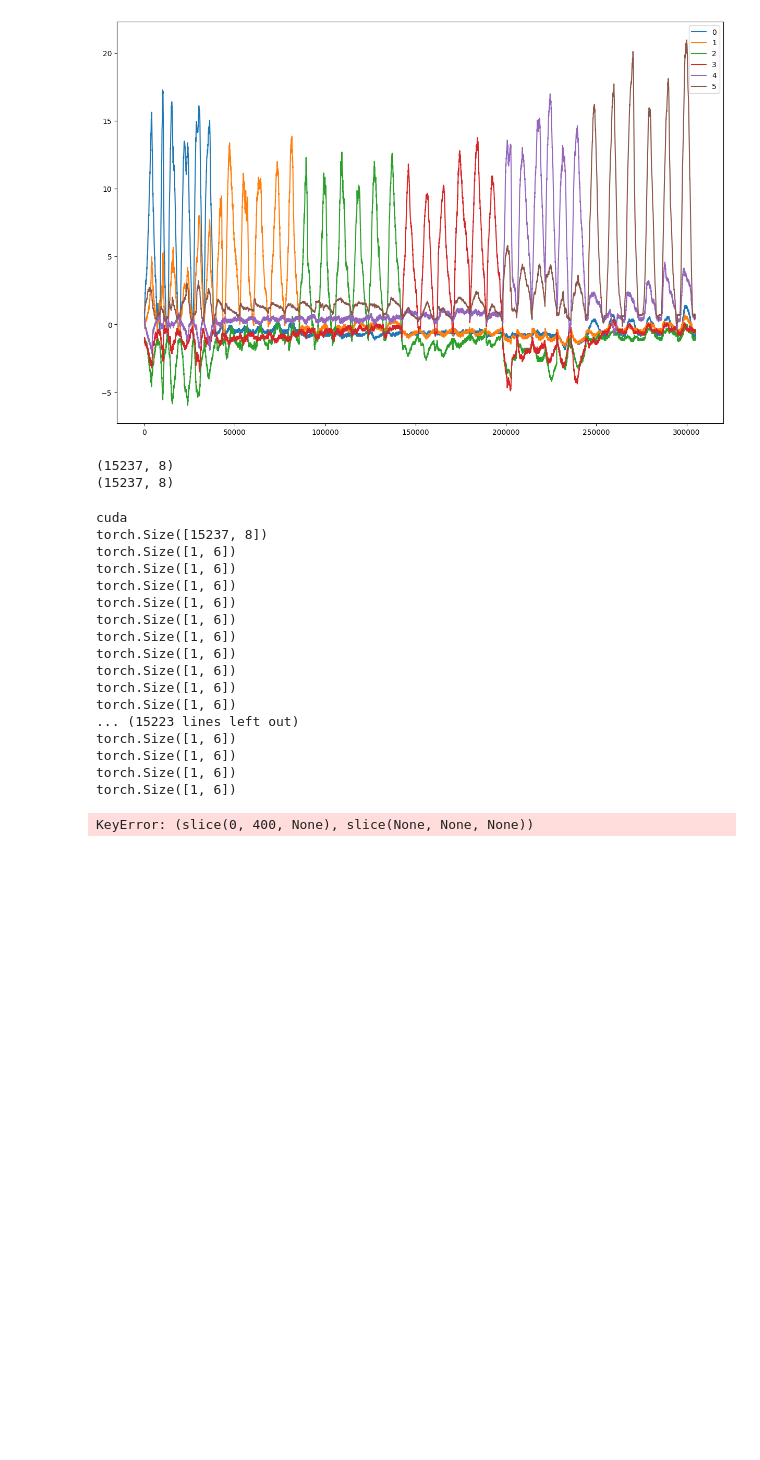
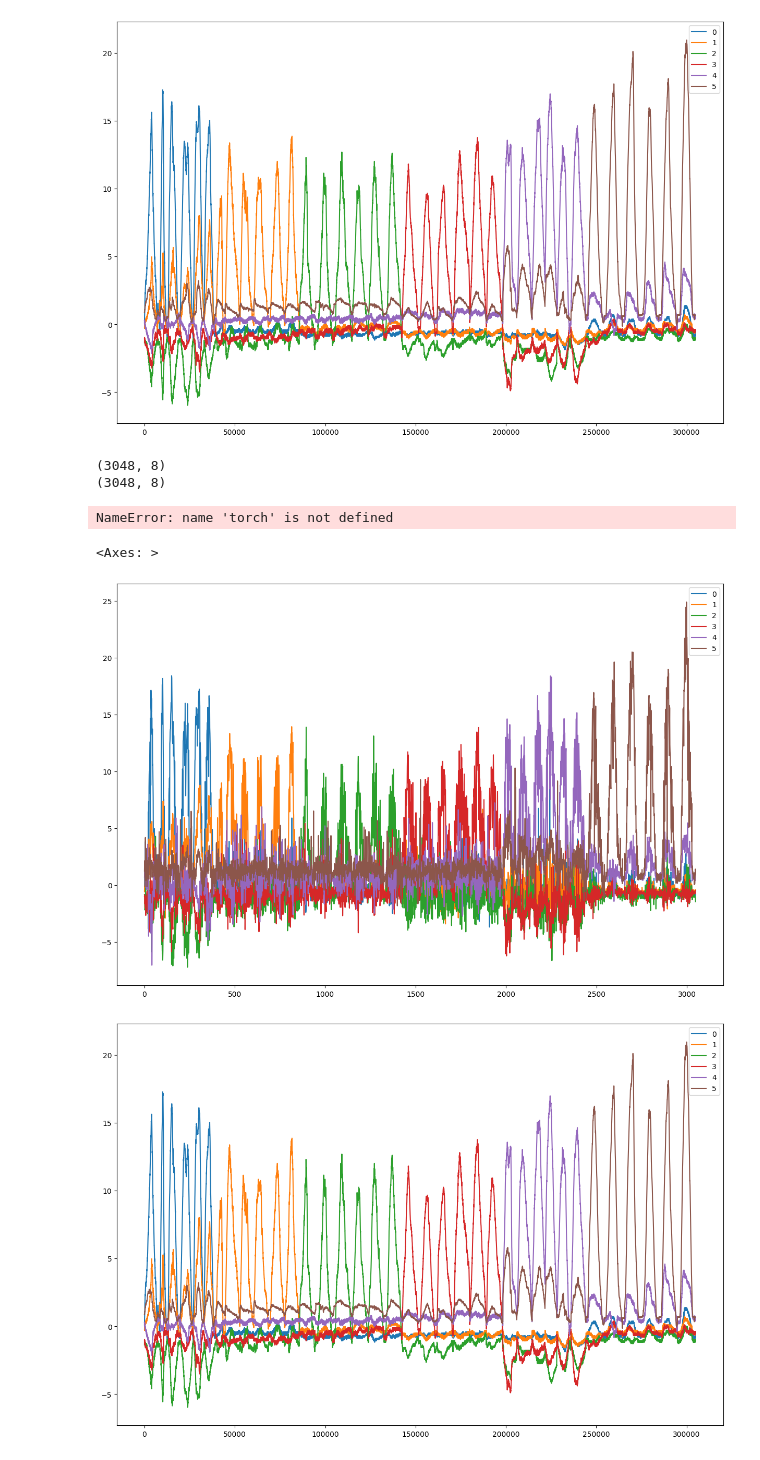
Before and after one commit to HisenXu99/EMG, a Jupyter notebook: test.ipynb, the cells around one changed output. Cells and saved outputs as stored; diff of their text form; code cells hidden in the pictures; blank space fills up the shorter version.

```diff
--- a/test.ipynb
+++ b/test.ipynb
@@ -10,4 +10,4 @@ data.crop_data('/remote-home/2230728/project/EMG/NinaPro/DB2', 'S5_E3_A1.mat')
 data.normalise()
 data.filter_data(f=(20,50), butterworth_order=4, btype='bandpass')
 data.rectify_data()
-x,y = data.windowing_data(200, 20)
+x,y = data.windowing_data(200, 100)
@@ -27,14 +25,14 @@ feature=feature(x)
 feature.time_features_estimation(x, 200, data.emg_raw)
 print(feature.time_features_matrix.shape)
 # %% [output]
-(15237, 8)
-(15237, 8)
+(3048, 8)
+(3048, 8)
 # %%
 device = torch.device("cuda" if torch.cuda.is_available() else "cpu")
 print(device)
 model = MyModel(8, 6)
 model.to(device)
-checkpoint = torch.load('model_path/FCNN-b32-01:14:28.pth')
+checkpoint = torch.load('model_path/FCNN-b32-01:12:34.pth')
 model.load_state_dict(checkpoint['net'])
 x = feature.time_features_matrix.astype(np.float32)
 x = torch.tensor(x).to(device)
@@ -44,26 +42,13 @@ y = y.astype(np.float32)
 y = torch.tensor(y).to(device)
 res = result(model, x, y)
 # %% [output]
-cuda
-torch.Size([15237, 8])
-torch.Size([1, 6])
-torch.Size([1, 6])
-torch.Size([1, 6])
-torch.Size([1, 6])
-torch.Size([1, 6])
-torch.Size([1, 6])
-torch.Size([1, 6])
-torch.Size([1, 6])
-torch.Size([1, 6])
-torch.Size([1, 6])
-... (15223 lines left out)
-torch.Size([1, 6])
-torch.Size([1, 6])
-torch.Size([1, 6])
-torch.Size([1, 6])
+NameError: name 'torch' is not defined
 # %%
 # pd.DataFrame(y)[:].plot(figsize=(15,10))
-np.DataFrame(res[0:400,:]).plot(figsize=(15,10))
+# pd.DataFrame(res.iloc[0:4000,:]).plot(figsize=(15,10))
+res[:].plot(figsize = (15,10))
 data.force_signal[:].plot(figsize = (15,10))
 # %% [output]
-KeyError: (slice(0, 400, None), slice(None, None, None))
+<Axes: >
+[figure, added]
+[figure, added]
```
Also changed, not shown: parts of 1 cell of this notebook, 9 other files.
